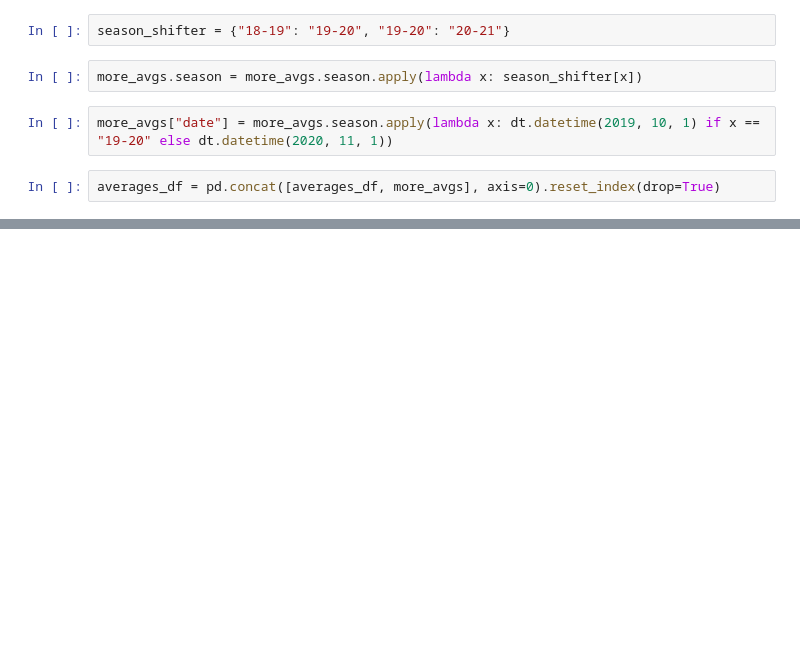
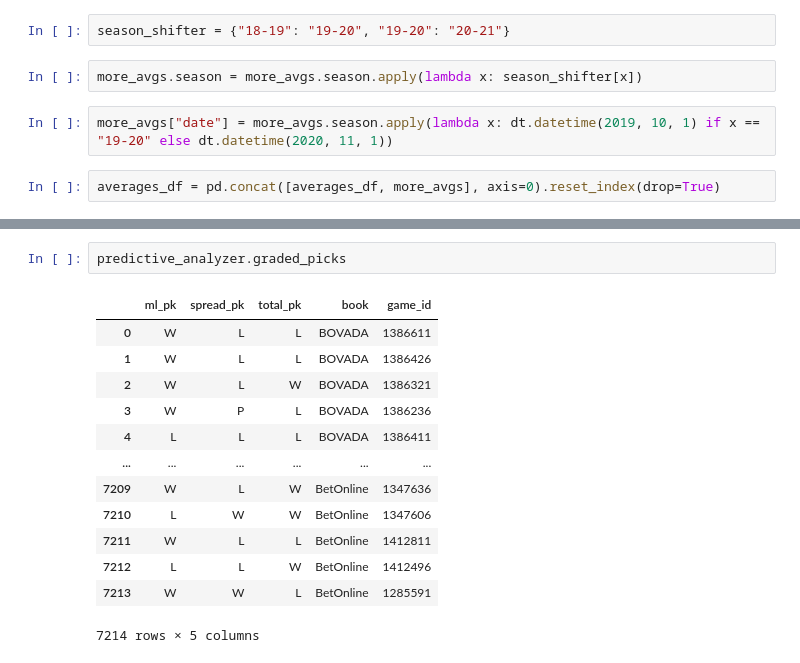
Before and after one commit to kyle-rgb/NBA_Sportsbook_Project, a Jupyter notebook: notebooks/Modeling.ipynb, the cells around one changed output, grey strips where cells are left out. Cells and saved outputs as stored; diff of their text form; blank space fills up the shorter version.

```diff
--- a/notebooks/Modeling.ipynb
+++ b/notebooks/Modeling.ipynb
@@ -1024,0 +1224,16 @@ makeModel(10, "expanding", "median")
+# %%
+predictive_analyzer.graded_picks
+# %% [output]
+|  | ml_pk | spread_pk | total_pk | book | game_id |
+| 0 | W | L | L | BOVADA | 1386611 |
+| 1 | W | L | L | BOVADA | 1386426 |
+| 2 | W | L | W | BOVADA | 1386321 |
+| 3 | W | P | L | BOVADA | 1386236 |
+| 4 | L | L | L | BOVADA | 1386411 |
+| ... | ... | ... | ... | ... | ... |
+| 7209 | W | L | W | BetOnline | 1347636 |
+| 7210 | L | W | W | BetOnline | 1347606 |
+| 7211 | W | L | L | BetOnline | 1412811 |
+| 7212 | L | L | W | BetOnline | 1412496 |
+| 7213 | W | W | L | BetOnline | 1285591 |
+7214 rows × 5 columns
```
Also changed, not shown: parts of 104 cells of this notebook.
